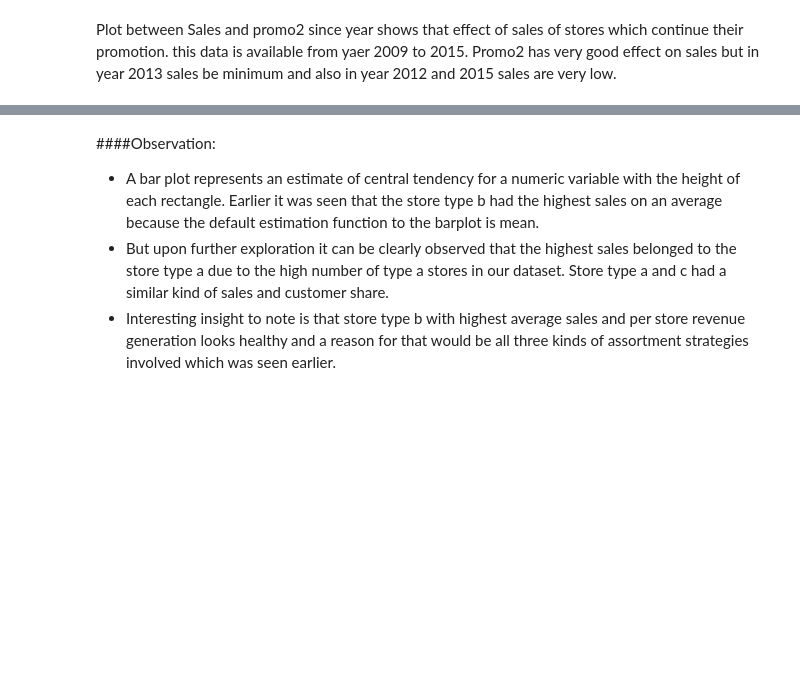
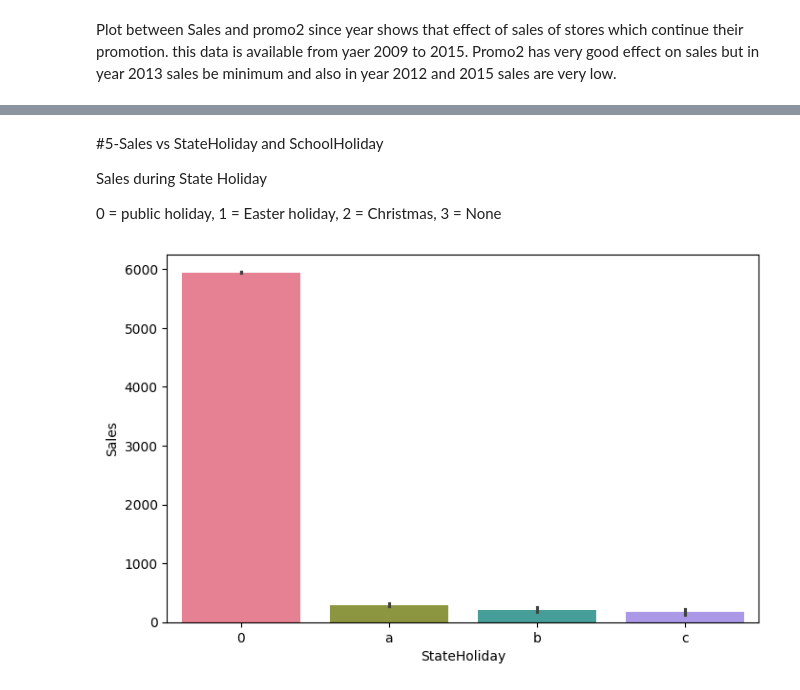
Before and after one commit to Kumarisimran626/S.K-Retail_sales_prediction, a Jupyter notebook: S_K_Retail_sales_prediction.ipynb, the cells around one changed output, grey strips where cells are left out. Saved outputs shown, nothing was run; the diff lists cells and outputs as text; code cells hidden in the pictures; blank space fills up the shorter version.

```diff
--- a/S_K_Retail_sales_prediction.ipynb
+++ b/S_K_Retail_sales_prediction.ipynb
@@ -556,5 +619,12 @@ plt.show()
-# %% [markdown]
-####Observation:
-* A bar plot represents an estimate of central tendency for a numeric variable with the height of each rectangle. Earlier it was seen that the store type b had the highest sales on an average because the default estimation function to the barplot is mean.
-* But upon further exploration it can be clearly observed that the highest sales belonged to the store type a due to the high number of type a stores in our dataset. Store type a and c had a similar kind of sales and customer share.
-* Interesting insight to note is that store type b with highest average sales and per store revenue generation looks healthy and a reason for that would be all three kinds of assortment strategies involved which was seen earlier.
+# %% [markdown]
+#<b/>5-Sales vs StateHoliday and SchoolHoliday</b>
+
+Sales during State Holiday
+
+0 = public holiday, 1 = Easter holiday, 2 = Christmas, 3 = None
+# %%
+
+custom_palette = sns.color_palette("husl", 4)
+stateholiday_sales = sns.barplot(x="StateHoliday", y="Sales", data=final_1, palette=custom_palette)
+# %% [output]
+[figure, added]
```
Also changed, not shown: parts of 58 cells of this notebook.
